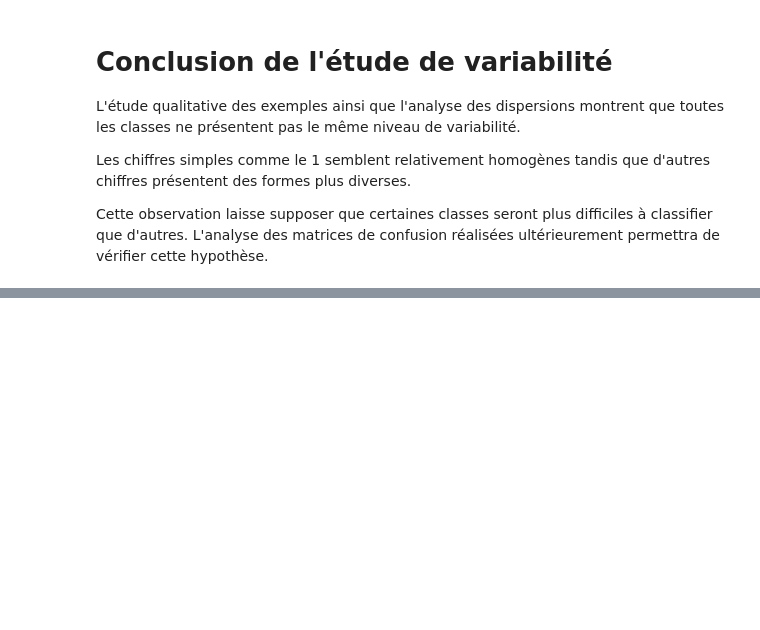
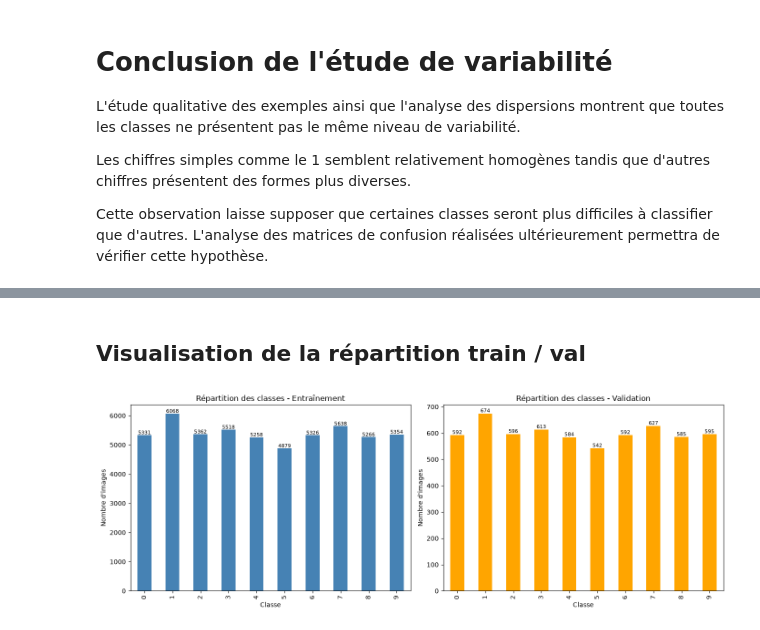
Before and after one commit to pierre-mazard/handwritten_digits, a Jupyter notebook: notebooks/01_exploration_mnist.ipynb, the cells around one changed output, grey strips where cells are left out. Saved outputs shown, nothing was run; the diff lists cells and outputs as text; code cells hidden in the pictures; blank space fills up the shorter version.

```diff
--- a/notebooks/01_exploration_mnist.ipynb
+++ b/notebooks/01_exploration_mnist.ipynb
@@ -512,0 +593,13 @@ Les valeurs des pixels sont désormais comprises entre 0 et 1, ce qui constitue
+# %%
+train_distribution = pd.Series(y_train).value_counts().sort_index()
+
+validation_distribution = pd.Series(y_val).value_counts().sort_index()
+
+distribution_df = pd.DataFrame(
+    {
+        "Entraînement": train_distribution,
+        "Validation": validation_distribution,
+    }
+)
+
+distribution_df
@@ -512,0 +618,45 @@ Les valeurs des pixels sont désormais comprises entre 0 et 1, ce qui constitue
+# %% [markdown]
+## Visualisation de la répartition train / val
+# %%
+fig, axes = plt.subplots(1, 2, figsize=(14, 5))
+
+train_distribution.plot(kind="bar", ax=axes[0], color="steelblue")
+
+for i, value in enumerate(train_distribution):
+    axes[0].text(
+        i,
+        value + 30,
+        str(value),
+        ha="center",
+        fontsize=8,
+    )
+
+axes[0].set_title("Répartition des classes - Entraînement")
+axes[0].set_xlabel("Classe")
+axes[0].set_ylabel("Nombre d'images")
+
+validation_distribution.plot(kind="bar", ax=axes[1], color="orange")
+
+for i, value in enumerate(validation_distribution):
+    axes[1].text(
+        i,
+        value + 5,
+        str(value),
+        ha="center",
+        fontsize=8,
+    )
+
+axes[1].set_title("Répartition des classes - Validation")
+axes[1].set_xlabel("Classe")
+axes[1].set_ylabel("Nombre d'images")
+
+plt.tight_layout()
+
+plt.savefig(
+    "../reports/figures/train_validation_distribution.png",
+    bbox_inches="tight",
+)
+
+plt.show()
+# %% [output]
+[figure, added]
```
Also changed, not shown: parts of 31 cells of this notebook, 6 other files.
